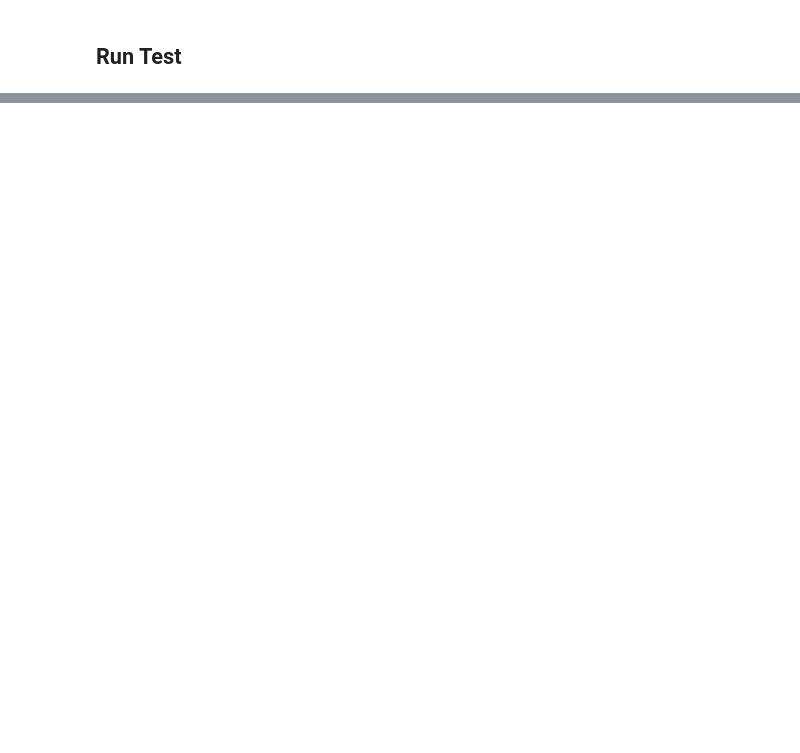
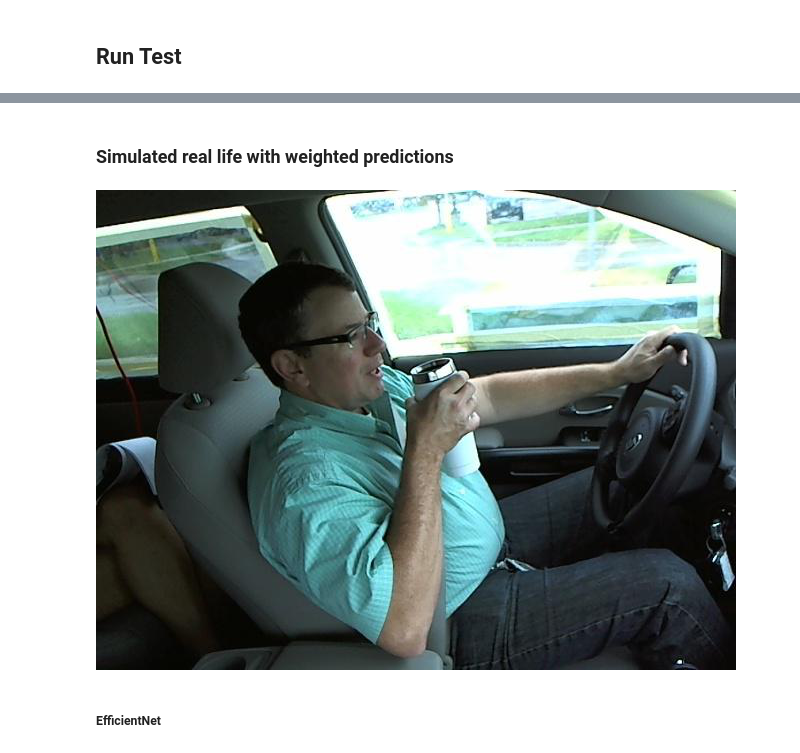
Before and after one commit to RasKrebs/aml_itu, a Jupyter notebook: test.ipynb, the cells around one changed output, grey strips where cells are left out. Cells and saved outputs as stored; diff of their text form; code cells hidden in the pictures; blank space fills up the shorter version.

Commit message:
updated test notebook

```diff
--- a/test.ipynb
+++ b/test.ipynb
@@ -46,3 +95,36 @@ config = load_config(eval(os.environ["COLAB"]))
+# %%
+def prepare_data(img_size='S', shuffle=False, return_just_test_data = False):
+    # Target Transformations (Removing the c from the target)
+    target_transform = T.Lambda(lambda y: torch.tensor(int(y.replace('c', ''))))
+
+    # Predefined image sizes
+    img_sizes = {
+        'S': (48, 64),
+        'M': (93, 124),
+        'L':(168, 224),
+        'L_SQUARED':(224, 224),
+    }
+
+    # Image augmentations - apply default if none is specified
+    image_augmentations = v2.Compose([T.Resize(img_sizes[img_size], antialias=True),
+                                      #T.RandomHorizontalFlip(p=.5),
+                                      v2.ToDtype(torch.float32, scale=True)])
+
+    # Creating the dataset
+    test_data = StateFarmDataset(config,
+                            split='test',
+                            transform=image_augmentations if not return_just_test_data else None,
+                            target_transform=target_transform)
+
+    if return_just_test_data:
+        return test_data
+
+    # Creating the dataloader
+    test_loader = DataLoader(test_data,
+                            batch_size=32,
+                            shuffle=shuffle)
+
+    return test_loader, test_data
 # %% [markdown]
 #### Load Models
 # %%
@@ -153,0 +247,16 @@ Starting loop through test data...
+# %% [markdown]
+### Simulated real life with weighted predictions
+# %%
+test_data = prepare_data(return_just_test_data=True)
+
+# Sorting test data
+test_data.metadata = test_data.metadata.sort_values(by=['subject', 'target','img'])
+test_data.img_labels = test_data.metadata[['img','classname', 'img_path']]
+# %%
+for img_path in test_data.img_labels.img_path.to_list()[:60]:
+    img = PIL.Image.open(img_path)
+    display(img)
+    time.sleep(0.04)  # Delay in seconds (0.1s here)
+    clear_output(wait=True)
+# %% [output]
+[figure, added]
@@ -153,0 +321,2 @@ Starting loop through test data...
+# %% [markdown]
+##### EfficientNet
```
Also changed, not shown: parts of 29 cells of this notebook, 1 other file.
